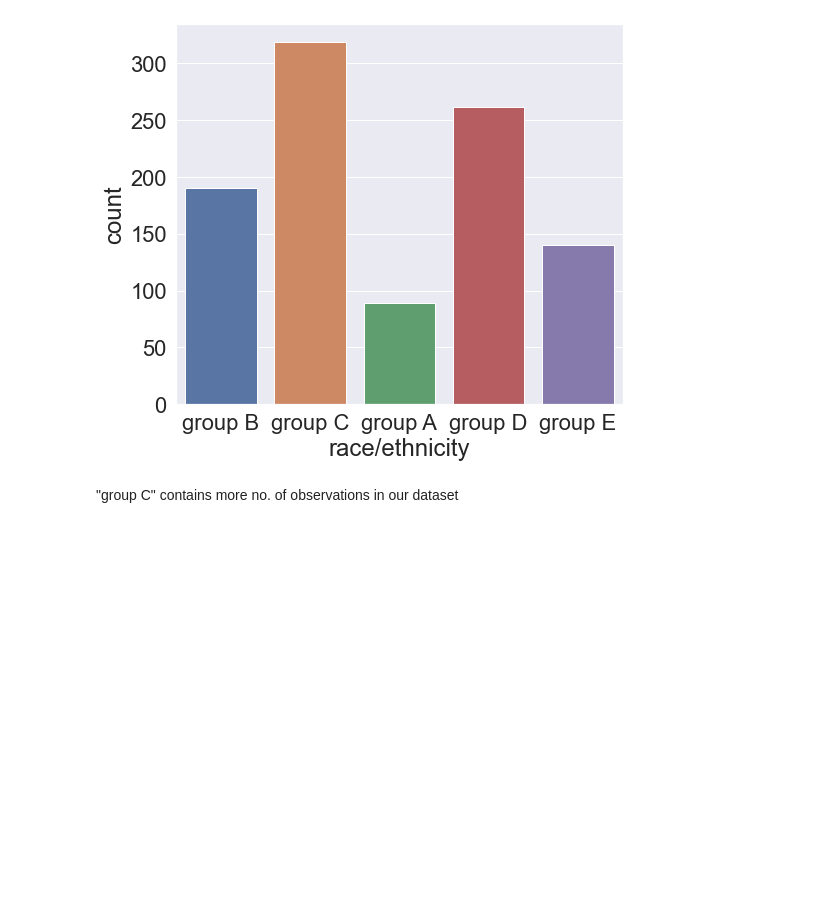
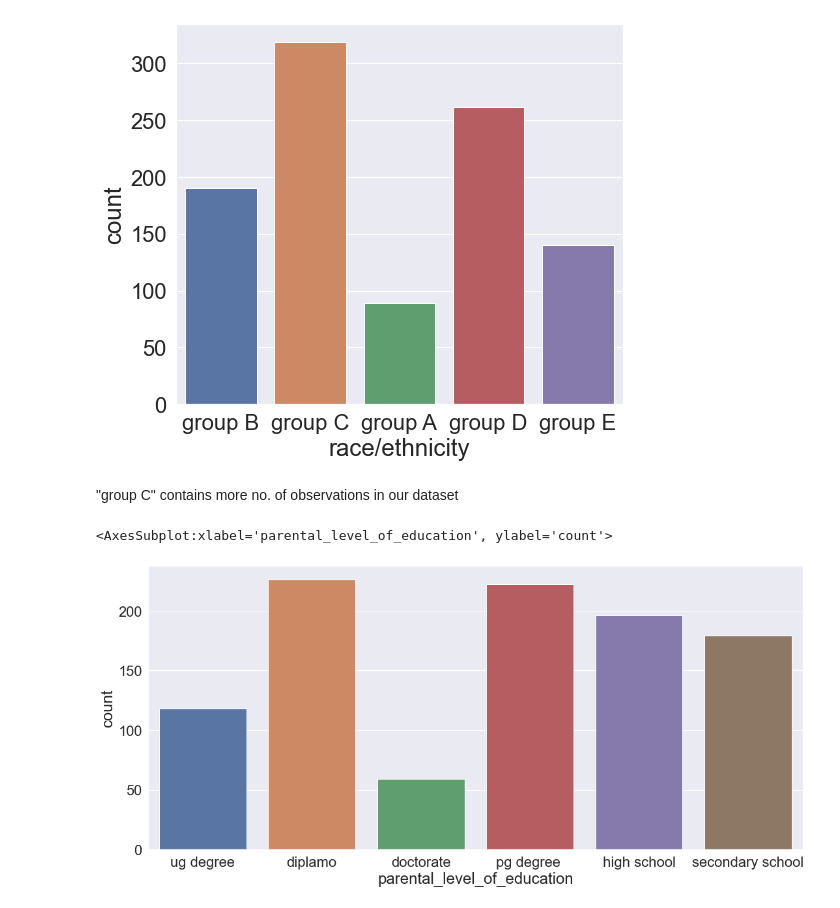
Before and after one commit to mohanrajreese/Students-Performence-Analyzer, a Jupyter notebook: main.ipynb, the cells around one changed output. Saved outputs shown, nothing was run; the diff lists cells and outputs as text; code cells hidden in the pictures; blank space fills up the shorter version.

```diff
--- a/main.ipynb
+++ b/main.ipynb
@@ -106,3 +106,10 @@ sbn.countplot(x='race/ethnicity', data=data)
 [figure]
 # %% [markdown]
 "group C" contains more no. of observations in our dataset
+# %%
+sbn.set(font_scale=2)
+plt.figure(figsize=(18,8))
+sbn.countplot(x='parental_level_of_education', data=data)
+# %% [output]
+<AxesSubplot:xlabel='parental_level_of_education', ylabel='count'>
+[figure, added]
```
Also changed, not shown: parts of 10 cells of this notebook, 1 other file.
